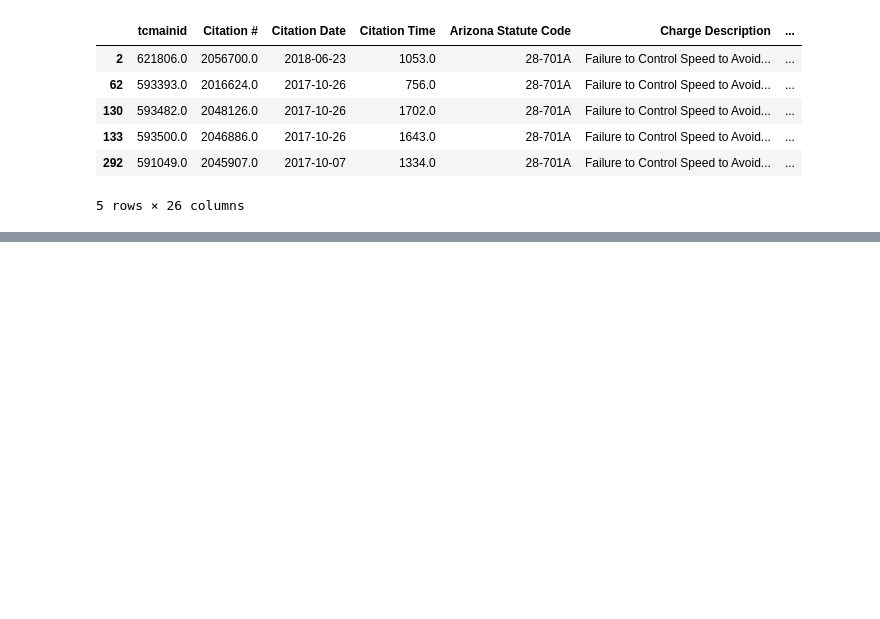
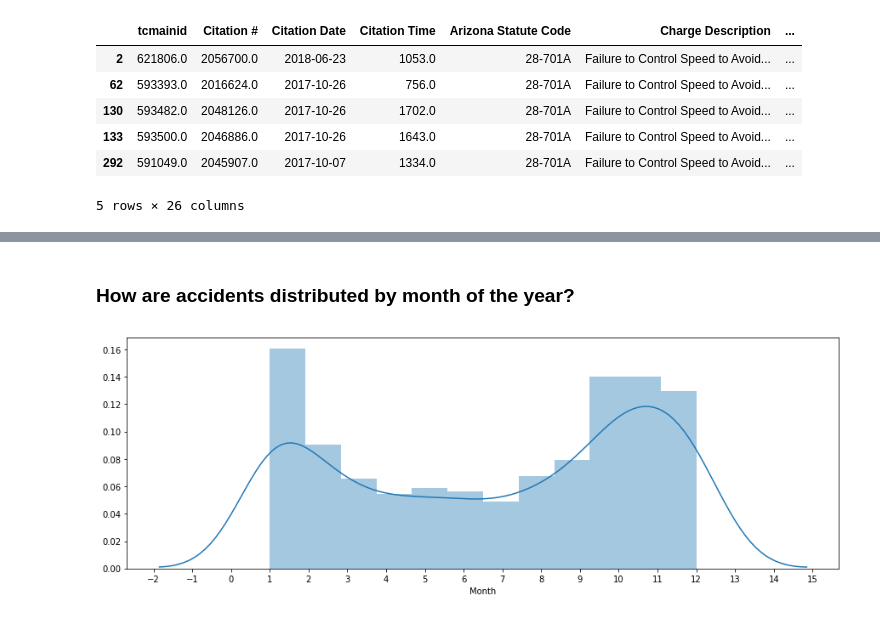
Before and after one commit to mrkjhsn/City-of-Scottsdale-Citations, a Jupyter notebook: Vehicular_Accidents_Visualization.ipynb, the cells around one changed output, grey strips where cells are left out. Saved outputs shown, nothing was run; the diff lists cells and outputs as text; code cells hidden in the pictures; blank space fills up the shorter version.

```diff
--- a/Vehicular_Accidents_Visualization.ipynb
+++ b/Vehicular_Accidents_Visualization.ipynb
@@ -64,0 +66,10 @@ vehicular_accidents.plot(y='Month', kind='hist', bins=12)
+# %% [markdown]
+### How are accidents distributed by month of the year?
+# %%
+# how are accidents distrubuted throughout the year?
+fig = plt.figure(figsize=(15, 5))
+
+ax = sns.distplot(vehicular_accidents['Month'], bins=12)
+ax.xaxis.set_major_locator(ticker.MultipleLocator())
+# %% [output]
+[figure, added]
```
Also changed, not shown: parts of 11 cells of this notebook.
